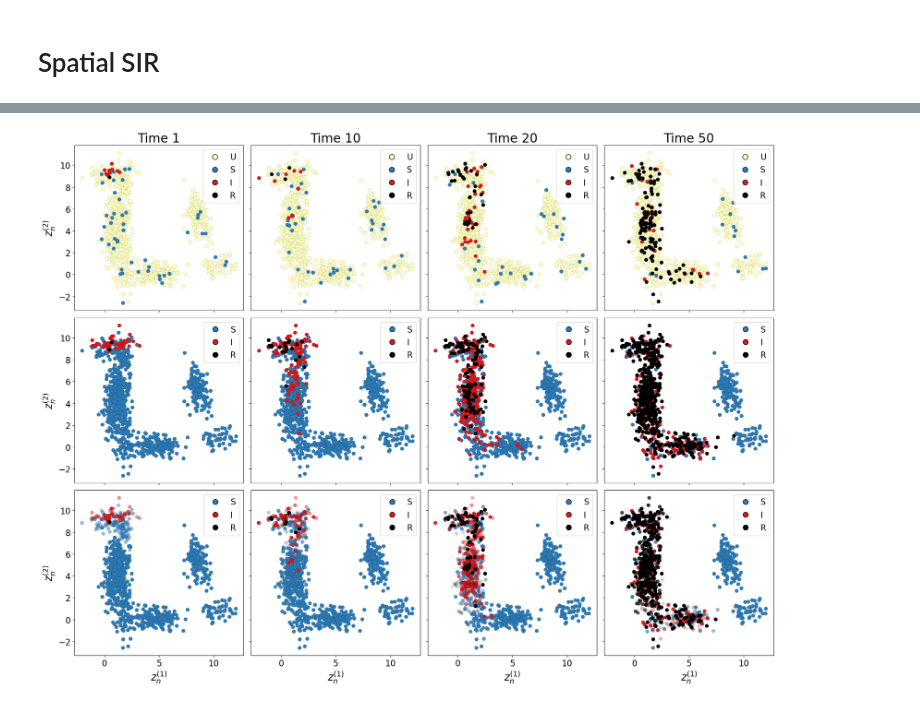
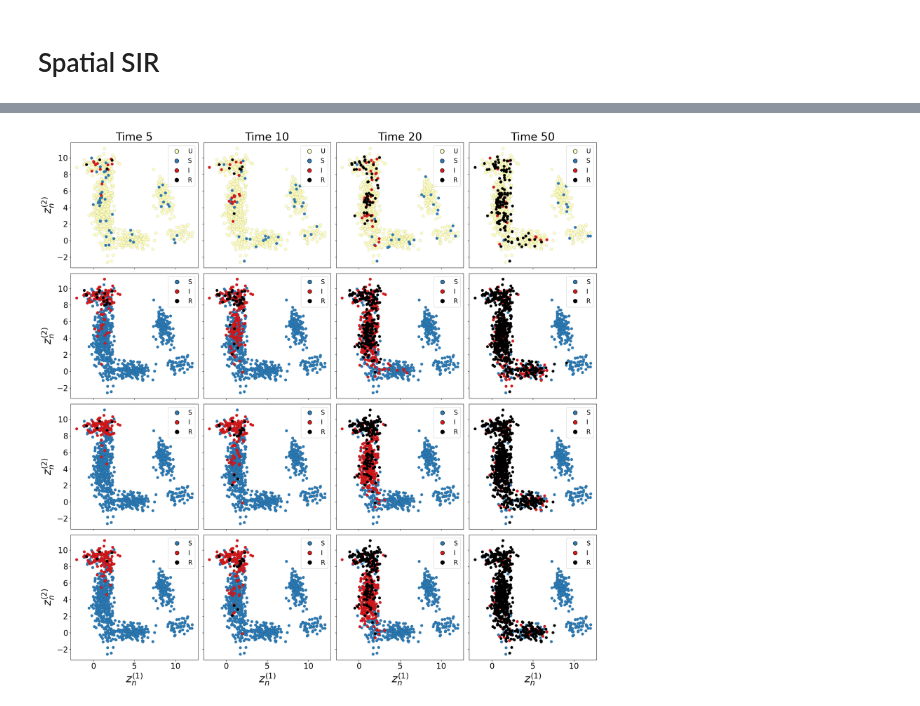
Before and after one commit to LorenzoRimella/CAL, a Jupyter notebook: tutorial_SIR.ipynb, the cells around one changed output, grey strips where cells are left out. Drawn from its saved outputs; the diff is of its cells as text; code cells hidden in the pictures.

```diff
--- a/tutorial_SIR.ipynb
+++ b/tutorial_SIR.ipynb
@@ -155,7 +105,7 @@ learning_parameters = {"log_beta":1, "b_S":1, "b_I":1, "log_gamma":1, "b_R":1, "
 
 optimizer = tf.keras.optimizers.Adam(learning_rate = 0.1)
 
-loss_tensor, parameters_tensor = CAL_inference(SIR, par_to_upd, Y, learning_parameters, optimizer, n_gradient_steps, initialization = "parameters")
+loss_tensor, parameters_tensor = CAL_inference(SIR, par_to_upd, Y_spatial, learning_parameters, optimizer, n_gradient_steps, initialization = "parameters")
 # %%
 fig, ax = plt.subplots(1, len(learning_parameters), figsize = ((len(learning_parameters)+1)*5, 5))
 
@@ -192,4 +142,4 @@ for key in parameters.keys():
 	else:
 		parameters_optimized[key] = parameters[key]
 
-Pi, Mu, log_likelihood_wrong = CAL(SIR, parameters_optimized, Y)
+Pi_spatial, Mu_spatial, _ = CAL(SIR, parameters_optimized, Y_spatial)
@@ -549,4 +281,4 @@ for key in parameters.keys():
 	else:
 		parameters_optimized[key] = parameters[key]
 
-Pi, Mu, log_likelihood_wrong = CAL(SIR, parameters_optimized, Y)
+Pi_graph, Mu_graph, _ = CAL(SIR_misp, parameters_optimized, Y_spatial)
@@ -665,7 +284,0 @@ plt.savefig('Figures/graph_filter.png', format='png', dpi=100, bbox_inches='tigh
-# %%
-index             = tf.convert_to_tensor(np.load("Data/SpatialInference/Input/reshuffle.npy")[:N_pop], dtype = tf.int32)
-location_sample   = tf.convert_to_tensor(np.load("Data/SpatialInference/Input/locations.npy"), dtype = tf.float32)
-covariates_sample = tf.convert_to_tensor(np.load("Data/SpatialInference/Input/covariates.npy"), dtype = tf.float32)
-
-covariates = tf.gather(covariates_sample, index, axis = 0)
-locations  = tf.gather(location_sample, index, axis = 0)
@@ -785,15 +285,14 @@ Pi, Mu, log_likelihood_wrong = CAL(SIR_misp, parameters_optimized, Y)
 # %%
-fig, ax = plt.subplots(3, 4, figsize = (20, 15), sharex=True, sharey=True)
+fig, ax = plt.subplots(4, 4, figsize = (20, 20), sharex=True, sharey=True)
 
-time_list = [1, 10, 20, 50]
+time_list = [5, 10, 20, 50]
 
 ax[0, 0].set_ylabel(r"$z_n^{(2)}$")
 ax[1, 0].set_ylabel(r"$z_n^{(2)}$")
 ax[2, 0].set_ylabel(r"$z_n^{(2)}$")
+ax[3, 0].set_ylabel(r"$z_n^{(2)}$")
 
 s_size = 50
-
-# maybe plot color when >0.2
 
 for j in range(4):
 
@@ -801,10 +300,10 @@ for j in range(4):
 
 	ax[0, j].set_title("Time "+str(t))
 
-	loc_y_unrepor = tf.gather(locations, tf.where(Y[t-1,:,0]==1)[:,0], axis = 0)
-	loc_y_suscept = tf.gather(locations, tf.where(Y[t-1,:,1]==1)[:,0], axis = 0)
-	loc_y_infecte = tf.gather(locations, tf.where(Y[t-1,:,2]==1)[:,0], axis = 0)
-	loc_y_removed = tf.gather(locations, tf.where(Y[t-1,:,3]==1)[:,0], axis = 0)
+	loc_y_unrepor = tf.gather(locations, tf.where(Y_spatial[t-1,:,0]==1)[:,0], axis = 0)
+	loc_y_suscept = tf.gather(locations, tf.where(Y_spatial[t-1,:,1]==1)[:,0], axis = 0)
+	loc_y_infecte = tf.gather(locations, tf.where(Y_spatial[t-1,:,2]==1)[:,0], axis = 0)
+	loc_y_removed = tf.gather(locations, tf.where(Y_spatial[t-1,:,3]==1)[:,0], axis = 0)
 
 	ax[0, j].scatter(loc_y_unrepor[:,0], loc_y_unrepor[:,1], color = "#ffffbf", s = s_size, edgecolors='black', linewidths=0.1 )
 	ax[0, j].scatter(loc_y_suscept[:,0], loc_y_suscept[:,1], color = "#2c7bb6", s = s_size, edgecolors='black', linewidths=0.1)
@@ -816,57 +315,64 @@ for j in range(4):
 	plt.Line2D([0], [0], marker='o', color='w', markerfacecolor="#2c7bb6", markeredgecolor='black', markersize=10, label="S"),
 	plt.Line2D([0], [0], marker='o', color='w', markerfacecolor="#d7191c", markeredgecolor='black', markersize=10, label="I"),
 	plt.Line2D([0], [0], marker='o', color='w', markerfacecolor="black",   markeredgecolor='black', markersize=10, label="R")
 	]
 
-	ax[0, j].legend(handles=legend_handles, loc = "upper right")
+	ax[0, j].legend(handles=legend_handles, loc = "upper right", fontsize = 16)
 
-	infected = tf.where(X[t,:,1]==1)[:,0]
+	infected = tf.where(X_spatial[t,:,1]==1)[:,0]
 
-	loc_suscept = tf.gather(locations, tf.where(X[t,:,0]==1)[:,0], axis = 0)
-	loc_infecte = tf.gather(locations, tf.where(X[t,:,1]==1)[:,0], axis = 0)
-	loc_removed = tf.gather(locations, tf.where(X[t,:,2]==1)[:,0], axis = 0)
+	loc_suscept = tf.gather(locations, tf.where(X_spatial[t,:,0]==1)[:,0], axis = 0)
+	loc_infecte = tf.gather(locations, tf.where(X_spatial[t,:,1]==1)[:,0], axis = 0)
+	loc_removed = tf.gather(locations, tf.where(X_spatial[t,:,2]==1)[:,0], axis = 0)
 
 	ax[1, j].scatter(loc_suscept[:,0], loc_suscept[:,1], color = "#2c7bb6", s = s_size, edgecolors='black', linewidths=0.1)
 	ax[1, j].scatter(loc_infecte[:,0], loc_infecte[:,1], color = "#d7191c", s = s_size, edgecolors='black', linewidths=0.1)
 	ax[1, j].scatter(loc_removed[:,0], loc_removed[:,1], color = "black",   s = s_size, edgecolors='black', linewidths=0.1)
 
 	legend_handles = [
 	plt.Line2D([0], [0], marker='o', color='w', markerfacecolor="#2c7bb6", markeredgecolor='black', markersize=10, label="S"),
 	plt.Line2D([0], [0], marker='o', color='w', markerfacecolor="#d7191c", markeredgecolor='black', markersize=10, label="I"),
 	plt.Line2D([0], [0], marker='o', color='w', markerfacecolor="black",   markeredgecolor='black', markersize=10, label="R")
 	]
 
-	ax[1, j].legend(handles=legend_handles)
+	ax[1, j].legend(handles=legend_handles, loc = 1, fontsize = 16)
 
-	alpha_suscept = tf.gather(Pi[t,:,0], tf.where(X[t,:,0]==1)[:,0], axis = 0)
-	alpha_infecte = tf.gather(Pi[t,:,1], tf.where(X[t,:,1]==1)[:,0], axis = 0)
-	alpha_removed = tf.gather(Pi[t,:,2], tf.where(X[t,:,2]==1)[:,0], axis = 0)
+	CAL_prediction = tf.one_hot(tf.math.argmax(Pi_spatial, axis = -1), 3)
+	loc_suscept_Pi = tf.gather(locations, tf.where(CAL_prediction[t,:,0]==1)[:,0], axis = 0)
+	loc_infecte_Pi = tf.gather(locations, tf.where(CAL_prediction[t,:,1]==1)[:,0], axis = 0)
+	loc_removed_Pi = tf.gather(locations, tf.where(CAL_prediction[t,:,2]==1)[:,0], axis = 0)
 
-	# CAL_prediction = tf.one_hot(tf.math.argmax(Pi, axis = -1), 3)
-	# loc_suscept_Pi = tf.gather(locations, tf.where(CAL_prediction[t,:,0]==1)[:,0], axis = 0)
-	# loc_infecte_Pi = tf.gather(locations, tf.where(CAL_prediction[t,:,1]==1)[:,0], axis = 0)
-	# loc_removed_Pi = tf.gather(locations, tf.where(CAL_prediction[t,:,2]==1)[:,0], axis = 0)
-
-	ax[2, j].scatter(loc_suscept[:,0], loc_suscept[:,1], color = "#2c7bb6", alpha = alpha_suscept, s = s_size, edgecolors='black', linewidths=0.1)
-	ax[2, j].scatter(loc_infecte[:,0], loc_infecte[:,1], color = "#d7191c", alpha = alpha_infecte, s = s_size, edgecolors='black', linewidths=0.1)
-	ax[2, j].scatter(loc_removed[:,0], loc_removed[:,1], color = "black",   alpha = alpha_removed, s = s_size, edgecolors='black', linewidths=0.1)
-
-	# ax[2, j].scatter(loc_suscept_Pi[:,0], loc_suscept_Pi[:,1], color = "#2c7bb6", s = s_size, edgecolors='black', linewidths=0.1)
-	# ax[2, j].scatter(loc_infecte_Pi[:,0], loc_infecte_Pi[:,1], color = "#d7191c", s = s_size, edgecolors='black', linewidths=0.1)
-	# ax[2, j].scatter(loc_removed_Pi[:,0], loc_removed_Pi[:,1], color = "black",   s = s_size, edgecolors='black', linewidths=0.1)
-
-
-	ax[2, j].set_xlabel(r"$z_n^{(1)}$")
+	ax[2, j].scatter(loc_suscept_Pi[:,0], loc_suscept_Pi[:,1], color = "#2c7bb6", s = s_size, edgecolors='black', linewidths=0.1)
+	ax[2, j].scatter(loc_infecte_Pi[:,0], loc_infecte_Pi[:,1], color = "#d7191c", s = s_size, edgecolors='black', linewidths=0.1)
+	ax[2, j].scatter(loc_removed_Pi[:,0], loc_removed_Pi[:,1], color = "black",   s = s_size, edgecolors='black', linewidths=0.1)
 
 	legend_handles = [
 	plt.Line2D([0], [0], marker='o', color='w', markerfacecolor="#2c7bb6", markeredgecolor='black', markersize=10, label="S"),
 	plt.Line2D([0], [0], marker='o', color='w', markerfacecolor="#d7191c", markeredgecolor='black', markersize=10, label="I"),
 	plt.Line2D([0], [0], marker='o', color='w', markerfacecolor="black",   markeredgecolor='black', markersize=10, label="R")
 	]
 
-	ax[2, j].legend(handles=legend_handles)
+	ax[2, j].legend(handles=legend_handles, loc = 1, fontsize = 16)
+
+	CAL_prediction = tf.one_hot(tf.math.argmax(Pi_graph, axis = -1), 3)
+	loc_suscept_Pi = tf.gather(locations, tf.where(CAL_prediction[t,:,0]==1)[:,0], axis = 0)
+	loc_infecte_Pi = tf.gather(locations, tf.where(CAL_prediction[t,:,1]==1)[:,0], axis = 0)
+	loc_removed_Pi = tf.gather(locations, tf.where(CAL_prediction[t,:,2]==1)[:,0], axis = 0)
+
+	ax[3, j].scatter(loc_suscept_Pi[:,0], loc_suscept_Pi[:,1], color = "#2c7bb6", s = s_size, edgecolors='black', linewidths=0.1)
+	ax[3, j].scatter(loc_infecte_Pi[:,0], loc_infecte_Pi[:,1], color = "#d7191c", s = s_size, edgecolors='black', linewidths=0.1)
+	ax[3, j].scatter(loc_removed_Pi[:,0], loc_removed_Pi[:,1], color = "black",   s = s_size, edgecolors='black', linewidths=0.1)
+
+	ax[3, j].set_xlabel(r"$z_n^{(1)}$")
+
+	legend_handles = [
+	plt.Line2D([0], [0], marker='o', color='w', markerfacecolor="#2c7bb6", markeredgecolor='black', markersize=10, label="S"),
+	plt.Line2D([0], [0], marker='o', color='w', markerfacecolor="#d7191c", markeredgecolor='black', markersize=10, label="I"),
+	plt.Line2D([0], [0], marker='o', color='w', markerfacecolor="black",   markeredgecolor='black', markersize=10, label="R")
+	]
+
+	ax[3, j].legend(handles=legend_handles, loc = 1, fontsize = 16)
 
 plt.tight_layout()
-plt.savefig('Figures/misp_filter.png', format='png', dpi=100, bbox_inches='tight')
 # %% [output]
-[figure, old version]
+[figure, new version]
```
Also changed, not shown: parts of 35 cells of this notebook, 4 other files.
